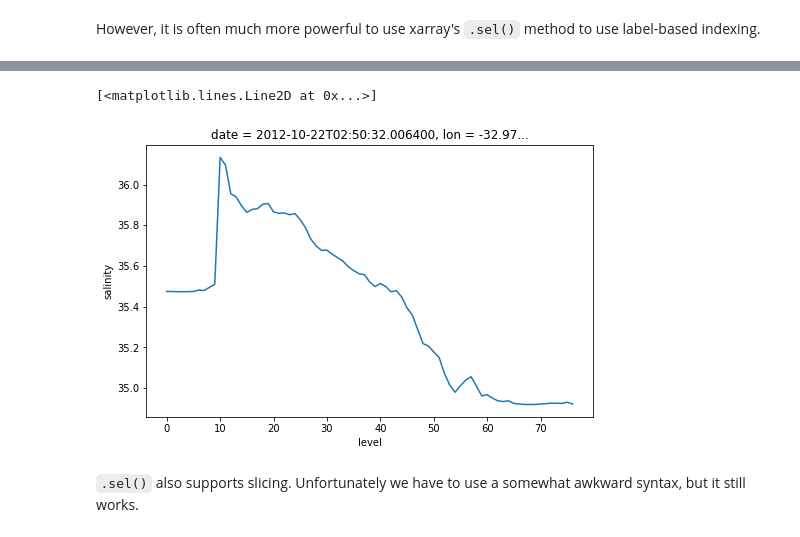
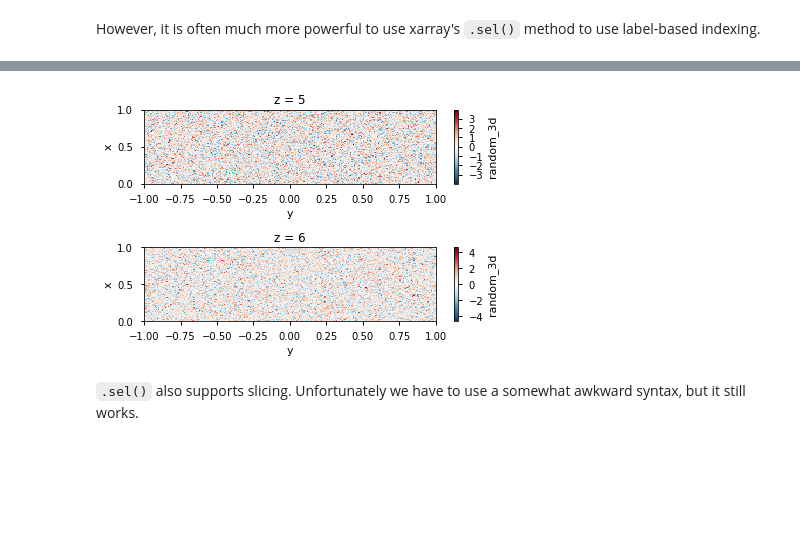
Before and after one commit to geomar-od/python-intro-201804, a Jupyter notebook: session-02_part-03_xarray_intro.ipynb, the cells around one changed output, grey strips where cells are left out. Saved outputs shown, nothing was run; the diff lists cells and outputs as text; code cells hidden in the pictures; blank space fills up the shorter version.

```diff
--- a/session-02_part-03_xarray_intro.ipynb
+++ b/session-02_part-03_xarray_intro.ipynb
@@ -210,0 +117,10 @@ Data variables:
+# %%
+Nx, Ny = 150, 250
+
+y = np.linspace(-1, 1, Ny)
+x = np.linspace(0, 1, Nx)
+
+random_data = xr.Dataset(
+    data_vars={'random_2d': (('x', 'y'), np.random.randn(Nx, Ny)),
+               'random_1d': (('x'), np.random.randn(Nx))},
+    coords={'y': y, 'x': x})
@@ -210,0 +138,11 @@ Data variables:
+# %%
+Nz = 100
+z = np.arange(Nz)
+
+da_3d = xr.DataArray(
+    np.random.randn(Nx, Ny, Nz),
+    dims=('x', 'y', 'z'),
+    coords={'x': x, 'y': y, 'z': z},
+    name="random_3d")
+
+random_data["random_3d"] = da_3d
@@ -238,7 +174,11 @@ argo.salinity.sel(level=2).plot()
-# %%
-argo.salinity.sel(date='2012-10-22').plot()
-# %% [output]
-[<matplotlib.lines.Line2D at 0x...>]
-[figure, removed]
+# %%
+fig, ax = plt.subplots(2, 1)
+
+random_data.random_3d.sel(z=5.4, method='nearest').plot(ax=ax[0]);
+random_data.random_3d.sel(z=5.6, method='nearest').plot(ax=ax[1]);
+
+fig.tight_layout();
+# %% [output]
+[figure, added]
 # %% [markdown]
 `.sel()` also supports slicing. Unfortunately we have to use a somewhat awkward syntax, but it still works.
```
Also changed, not shown: parts of 75 cells of this notebook.
